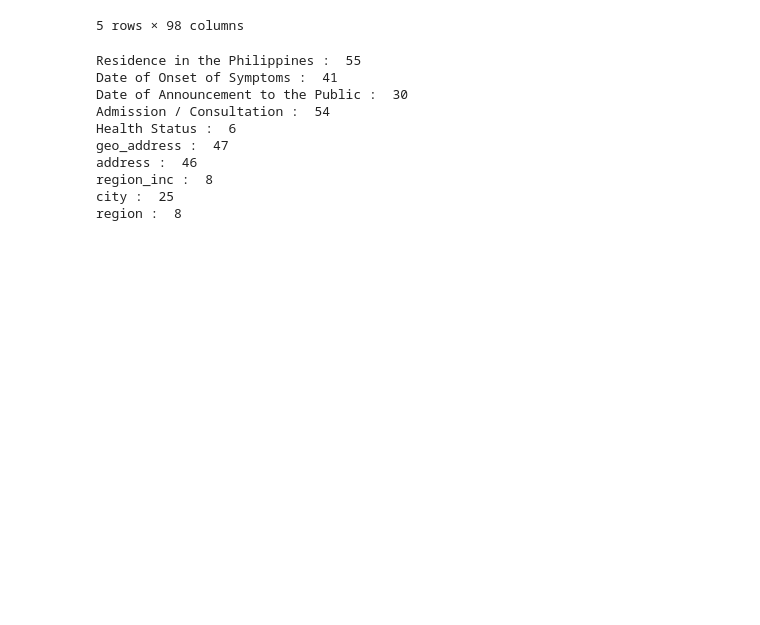
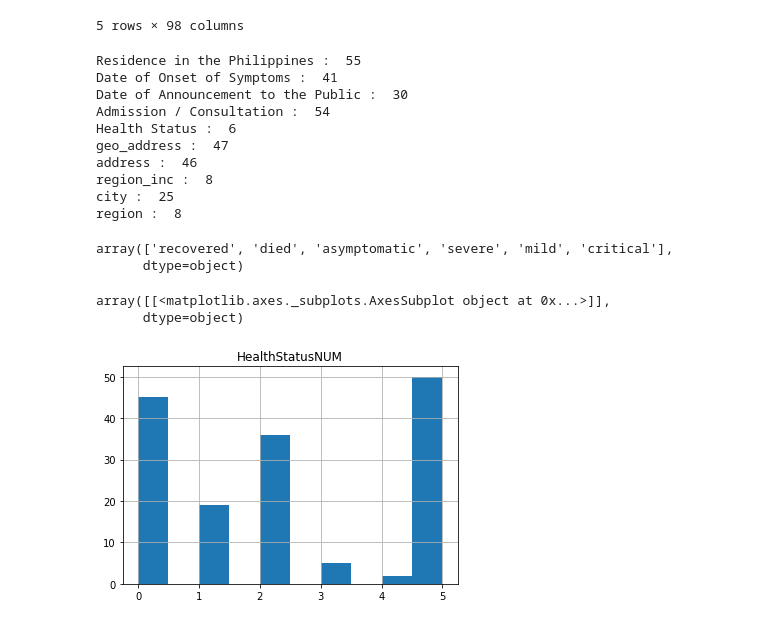
Before and after one commit to angelaaaateng/ML_COVID_PREDICTION, a Jupyter notebook: lauren_modeling.ipynb, the cells around one changed output. Cells and saved outputs as stored; diff of their text form; code cells hidden in the pictures; blank space fills up the shorter version.

Commit message:
histograms

```diff
--- a/lauren_modeling.ipynb
+++ b/lauren_modeling.ipynb
@@ -125,3 +124,8 @@ address :  46
 region_inc :  8
 city :  25
 region :  8
+# %%
+data_clean['Health Status'].unique()
+# %% [output]
+array(['recovered', 'died', 'asymptomatic', 'severe', 'mild', 'critical'],
+      dtype=object)
@@ -127,0 +144,36 @@ region :  8
+# %%
+def status_to_numeric(x):
+    if x=='died':
+        return 5
+    if x=='critical':
+        return 4
+    if x=='severe':
+        return 3
+    if x=='mild':
+        return 2
+    if x=='asymptomatic':
+        return 1
+    if x=='recovered':
+        return 0
+
+
+data_clean['HealthStatusNUM'] = data_clean['Health Status'].apply(status_to_numeric)
+# %%
+# split data using dates into train, val, test using most recent dates for test:
+train_pct, val_pct, test_pct = 0.6, 0.2, 0.2
+train_num, val_num, test_num = floor(data_clean.shape[0]*train_pct), floor(data_clean.shape[0]*val_pct), floor(data_clean.shape[0]*test_pct)
+
+train = data_clean.sort_values('Date of Onset of Symptoms', ascending=True).iloc[:train_num,:]
+train=train.reset_index(drop=True)
+
+val = data_clean.sort_values('Date of Onset of Symptoms', ascending=True).iloc[train_num:train_num+val_num,:]
+val=val.reset_index(drop=True)
+
+test = data_clean.sort_values('Date of Onset of Symptoms', ascending=True).iloc[train_num+val_num:train_num+val_num+test_num+1,:]
+test=test.reset_index(drop=True)
+# %%
+train.hist(column='HealthStatusNUM')
+# %% [output]
+array([[<matplotlib.axes._subplots.AxesSubplot object at 0x...>]],
+      dtype=object)
+[figure, added]
```
Also changed, not shown: parts of 4 cells of this notebook.
